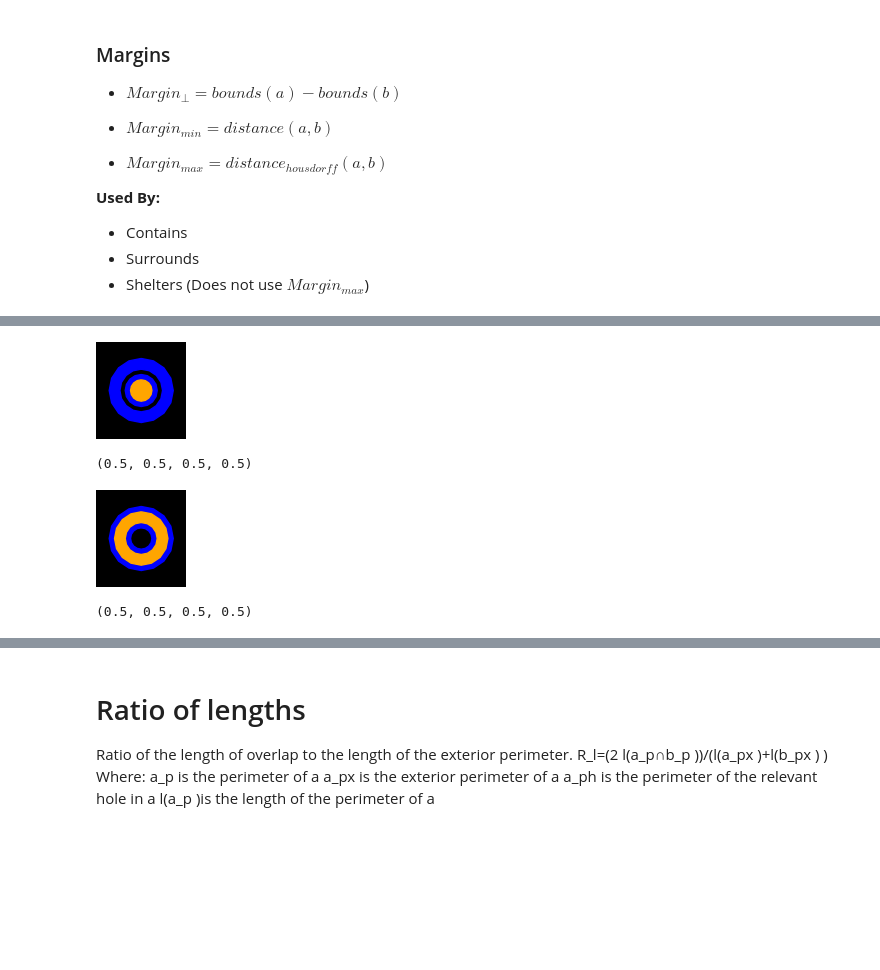
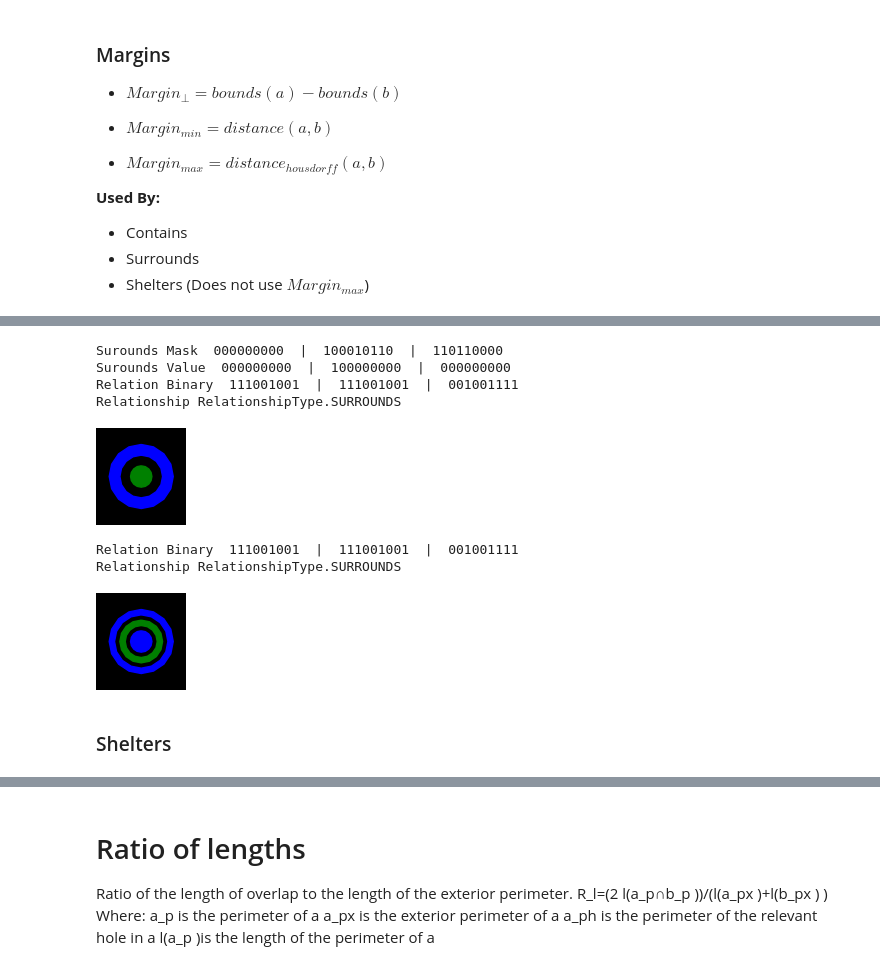
Before and after one commit to GregSal/StructureRelations, a Jupyter notebook: src/ContourMetricTests.ipynb, the cells around one changed output, grey strips where cells are left out. Cells and saved outputs as stored; diff of their text form; code cells hidden in the pictures; blank space fills up the shorter version.

```diff
--- a/src/ContourMetricTests.ipynb
+++ b/src/ContourMetricTests.ipynb
@@ -91,29 +223,24 @@ All points of <span class="b">b</span> lie in the interior of <span class="a">a<
 # %%
-contains_def = RelationshipTest(RelationshipType.CONTAINS,
-                                0b000000000000000000101010110,
-                                0b000000000000000000101000000)
+surrounds_def = RelationshipTest(RelationshipType.SURROUNDS,
+                                 0b000000000100010110110110000,
+                                 0b000000000100000000000000000)
 
-def contains_example1():
+def surrounds_example1():
     circle6 = shapely.Polygon(circle_points(3))
     circle4 = shapely.Polygon(circle_points(2))
-    a = StructureSlice([circle6])
-    b = StructureSlice([circle4])
+    circle2 = shapely.Polygon(circle_points(1))
+
+    a = StructureSlice([circle6, circle4])
+    b = StructureSlice([circle2])
     return a, b
 
-def contains_example2():
+def surrounds_example2():
     circle6 = shapely.Polygon(circle_points(3))
+    circle5 = shapely.Polygon(circle_points(2.5))
     circle4 = shapely.Polygon(circle_points(2))
     circle3 = shapely.Polygon(circle_points(1.5))
     circle2 = shapely.Polygon(circle_points(1))
-    a = StructureSlice([circle6, circle4, circle3])
-    b = StructureSlice([circle2])
+
+    a = StructureSlice([circle6, circle5, circle2])
+    b = StructureSlice([circle4, circle3])
     return a, b
-
-def contains_example3():
-    circle6 = shapely.Polygon(circle_points(3))
-    circle5 = shapely.Polygon(circle_points(2.5))
-    circle3 = shapely.Polygon(circle_points(1.5))
-    circle2 = shapely.Polygon(circle_points(1))
-    a = StructureSlice([circle6, circle2])
-    b = StructureSlice([circle5, circle3])
-    return a, b
@@ -128,16 +247,21 @@ print(margin_p)
-# %%
-a, b = contains_example2()
-ax = plot_ab(a.contour, b.contour)
-margin_p = perpendicular_margins(a, b)
-print(margin_p)
-# %% [output]
-[figure, removed]
-(0.5, 0.5, 0.5, 0.5)
-# %%
-a, b = contains_example3()
-ax = plot_ab(a.contour, b.contour)
-margin_p = perpendicular_margins(a, b)
-print(margin_p)
-# %% [output]
-[figure, removed]
-(0.5, 0.5, 0.5, 0.5)
+# %%
+print('Surounds Mask', bin_format(surrounds_def.mask))
+print('Surounds Value', bin_format(surrounds_def.value))
+
+a, b = surrounds_example1()
+relation_example(a, b, surrounds_def)
+# %% [output]
+Surounds Mask  000000000  |  100010110  |  110110000
+Surounds Value  000000000  |  100000000  |  000000000
+Relation Binary  111001001  |  111001001  |  001001111
+Relationship RelationshipType.SURROUNDS
+[figure, added]
+# %%
+a, b = surrounds_example2()
+relation_example(a, b, surrounds_def)
+# %% [output]
+Relation Binary  111001001  |  111001001  |  001001111
+Relationship RelationshipType.SURROUNDS
+[figure, added]
+# %% [markdown]
+### Shelters
```
Also changed, not shown: parts of 16 cells of this notebook, 2 other files.
